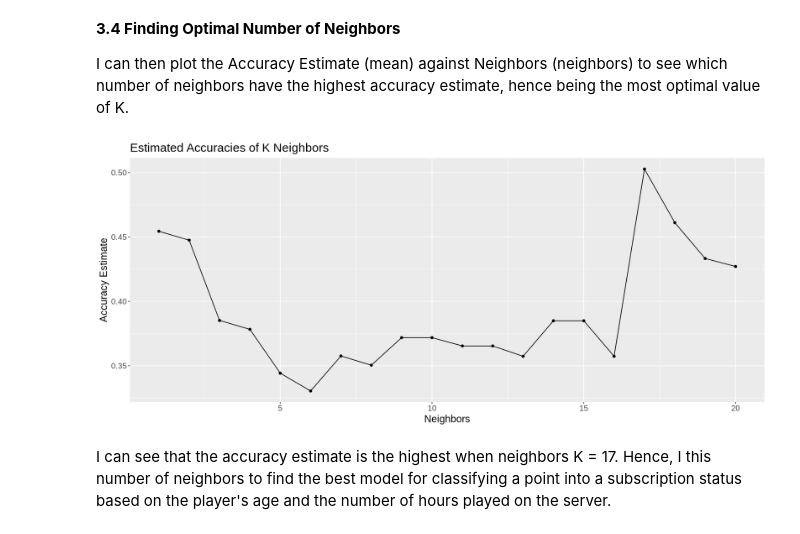
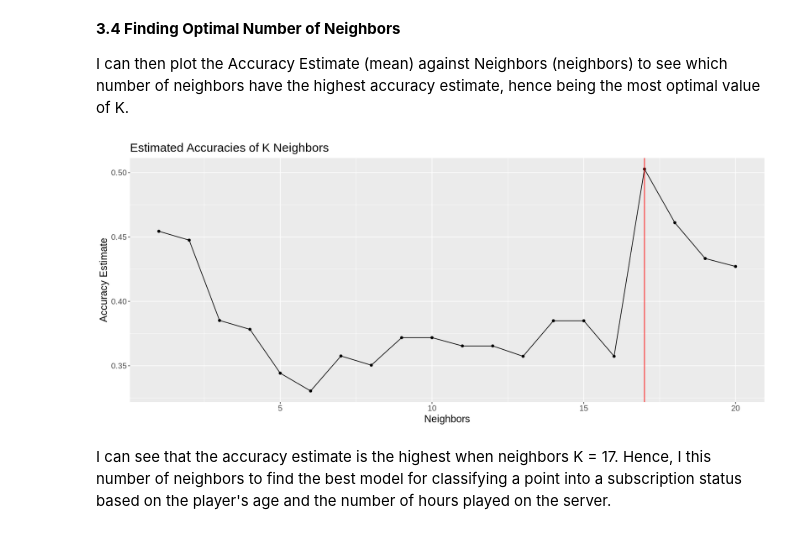
Before and after one commit to terrayyyy/ray_ds_project, a Jupyter notebook: minecraft_draft.ipynb, the cells around one changed output. Saved outputs shown, nothing was run; the diff lists cells and outputs as text; code cells hidden in the pictures.

```diff
--- a/minecraft_draft.ipynb
+++ b/minecraft_draft.ipynb
@@ -227,14 +227,15 @@ I can then plot the Accuracy Estimate (mean) against Neighbors (neighbors) to se
 # %%
 cross_val_plot <- knn_results |>
     ggplot(aes(x = neighbors, y = mean)) +
     geom_point() +
     geom_line() +
     labs(x = "Neighbors", y = "Accuracy Estimate") +
     theme(text = element_text(size = 15)) +
-    ggtitle("Estimated Accuracies of K Neighbors")
+    ggtitle("Estimated Accuracies of K Neighbors") +
+    geom_vline(xintercept = 17, color = "red")
 cross_val_plot
 # %% [output]
-[figure, old version]
+[figure, new version]
 # %% [markdown]
 I can see that the accuracy estimate is the highest when neighbors K = 17. Hence, I this number of neighbors to find the best model for classifying a point into a subscription status based on the player's age and the number of hours played on the server.
 # %% [markdown]
```
Also changed, not shown: parts of 1 cell of this notebook.
